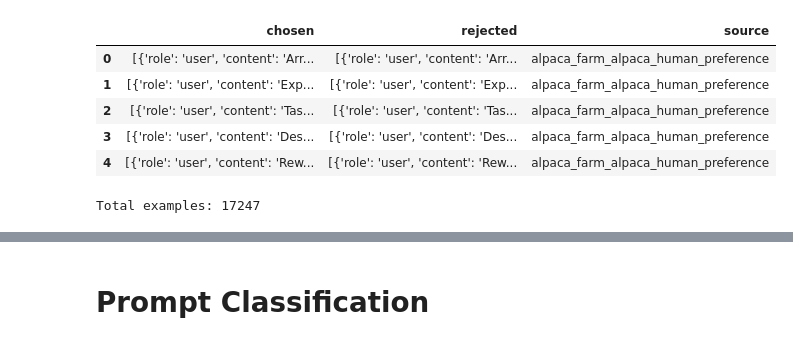
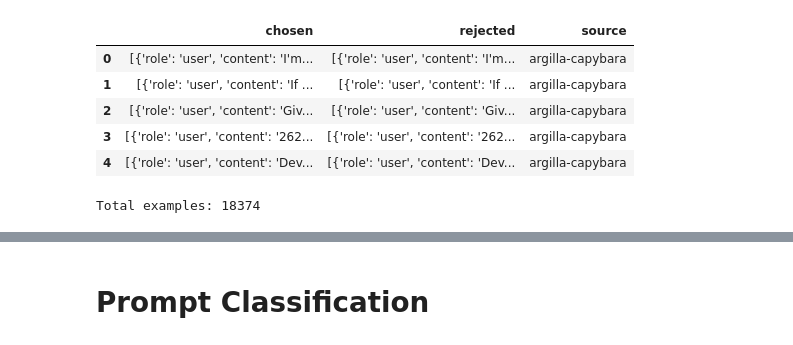
Before and after one commit to thegrey007/cs329x, a Jupyter notebook: scripts/dataprocessing.ipynb, the cells around one changed output, grey strips where cells are left out. Cells and saved outputs as stored; diff of their text form; code cells hidden in the pictures.

Commit message:
remove old dataset, add new dataset + script"

```diff
--- a/scripts/dataprocessing.ipynb
+++ b/scripts/dataprocessing.ipynb
@@ -8,21 +8,21 @@ import torch
 # %%
 # load hf dataset and convert to pandas dataframe
 dataset = load_dataset("allenai/tulu-2.5-preference-data")
 combined_dataset = concatenate_datasets([
-    dataset["alpaca_farm_human_pref"],
-    dataset["argilla_dpo_mix"],
+    dataset["capybara"],
+    dataset["ultrafeedback_evol_instruct"],
     dataset["ultrafeedback_truthful_qa"]
 ])
 df = pd.DataFrame(combined_dataset)
 # display first few rows
 df.head()
 # %% [output]
 |  | chosen | rejected | source |
-| 0 | [{'role': 'user', 'content': 'Arr... | [{'role': 'user', 'content': 'Arr... | alpaca_farm_alpaca_human_preference |
-| 1 | [{'role': 'user', 'content': 'Exp... | [{'role': 'user', 'content': 'Exp... | alpaca_farm_alpaca_human_preference |
-| 2 | [{'role': 'user', 'content': 'Tas... | [{'role': 'user', 'content': 'Tas... | alpaca_farm_alpaca_human_preference |
-| 3 | [{'role': 'user', 'content': 'Des... | [{'role': 'user', 'content': 'Des... | alpaca_farm_alpaca_human_preference |
-| 4 | [{'role': 'user', 'content': 'Rew... | [{'role': 'user', 'content': 'Rew... | alpaca_farm_alpaca_human_preference |
+| 0 | [{'role': 'user', 'content': 'I'm... | [{'role': 'user', 'content': 'I'm... | argilla-capybara |
+| 1 | [{'role': 'user', 'content': 'If ... | [{'role': 'user', 'content': 'If ... | argilla-capybara |
+| 2 | [{'role': 'user', 'content': 'Giv... | [{'role': 'user', 'content': 'Giv... | argilla-capybara |
+| 3 | [{'role': 'user', 'content': '262... | [{'role': 'user', 'content': '262... | argilla-capybara |
+| 4 | [{'role': 'user', 'content': 'Dev... | [{'role': 'user', 'content': 'Dev... | argilla-capybara |
 # %%
 # modify to have input, chosen and rejected as keys
 # Function to extract input, chosen, rejected text
@@ -52,10 +52,8 @@ combined_dataset = combined_dataset.remove_columns(["source"])
 # %%
 # convert to df
 df = pd.DataFrame(combined_dataset)
-# display first few rows
-df.head()
 # shuffle dataset
 df = df.sample(frac=1, random_state=42).reset_index(drop=True)
 print(f"Total examples: {len(combined_dataset)}")
 # %% [output]
-Total examples: 17247
+Total examples: 18374
```
Also changed, not shown: parts of 17 cells of this notebook, 6 other files.
